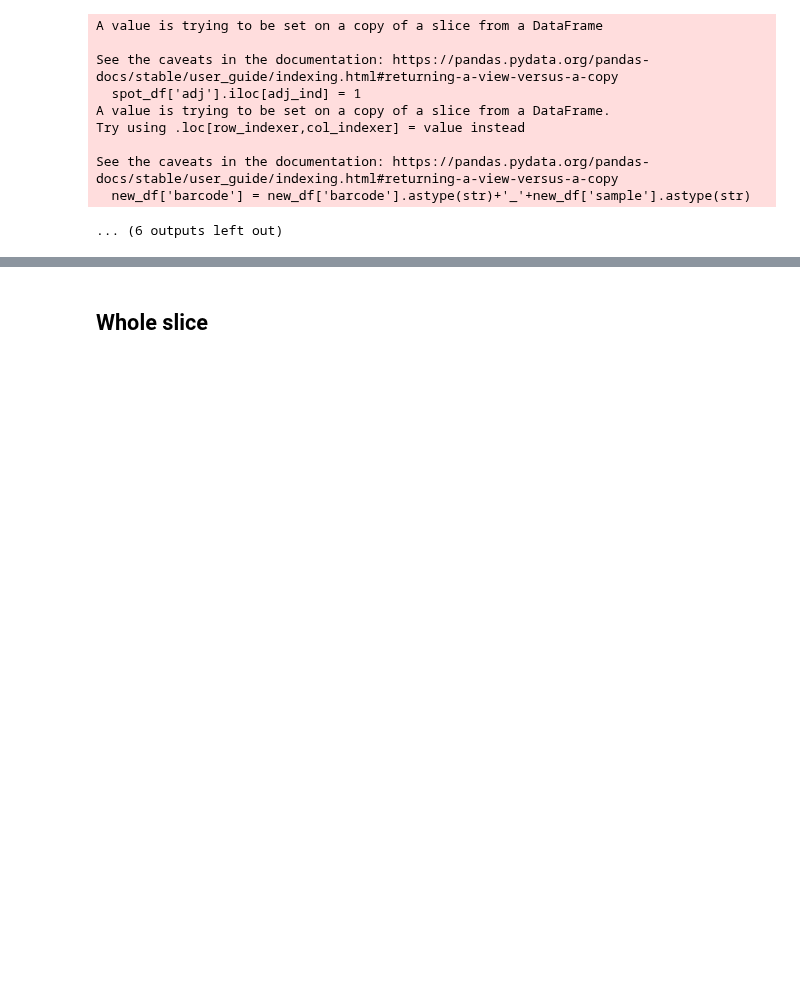
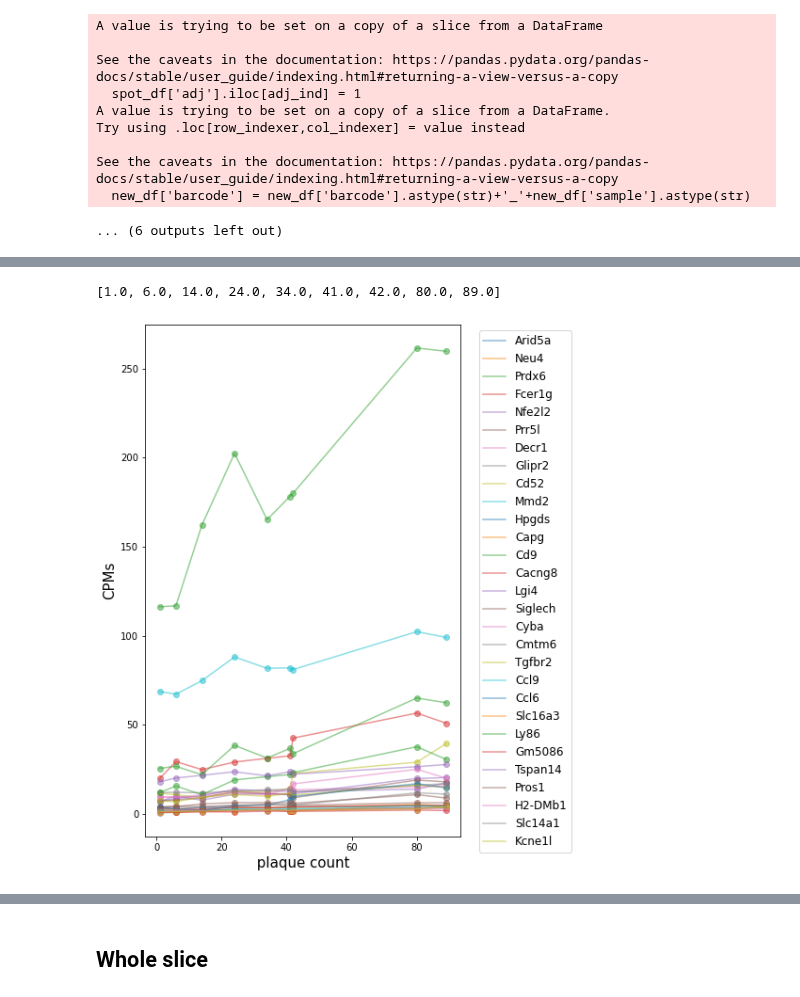
Before and after one commit to dmnburrows/spatial_transcriptomics, a Jupyter notebook: plaque_DE.ipynb, the cells around one changed output, grey strips where cells are left out. Cells and saved outputs as stored; diff of their text form; code cells hidden in the pictures; blank space fills up the shorter version.

```diff
--- a/plaque_DE.ipynb
+++ b/plaque_DE.ipynb
@@ -1494,0 +1426,9 @@ Length: 32284, dtype: bool
+# %%
+_gene=pd.DataFrame()
+_counts =[]
+
+for s in sub_ID:
+    sumd =  np.sum(cort_gene.T[cort_lab['sample'] == s])
+    sumd = pd.DataFrame(sumd, columns=[s])
+    _gene = pd.concat([_gene, sumd], axis=1)
+    _counts = np.append(_counts, sum(cort_lab[cort_lab['sample'] == s]['plaque'].values))
@@ -1494,0 +1441,3 @@ Length: 32284, dtype: bool
+# %%
+sub_ = cort_gene[adj_p_vals<0.2]
+sub_.index
@@ -1494,0 +1491,2 @@ Length: 32284, dtype: bool
+# %%
+gene_norm = (_gene.values/np.sum(_gene.values,axis=0))*1000000
@@ -1494,0 +1509,2 @@ Length: 32284, dtype: bool
+# %%
+sub_gn = gene_norm[adj_p_vals < 0.2]
@@ -1494,0 +1528,18 @@ Length: 32284, dtype: bool
+# %%
+curr[0]
+# %% [output]
+[1.0, 6.0, 14.0, 24.0, 34.0, 41.0, 42.0, 80.0, 89.0]
+# %%
+fig,ax = plt.subplots(figsize=(6,10))
+for i in range(sub_gn.shape[0]):
+    curr = adm.sort_2list(_counts, sub_gn[i])
+    plt.plot(curr[0], curr[1], alpha=0.5, label = sub_.index[i])
+    plt.scatter(_counts, sub_gn[i], alpha=0.5)
+#set x and y axis labels
+plt.xlabel(' plaque count ', fontsize=15)
+plt.ylabel('CPMs', fontsize=15)
+plt.legend(fontsize=12,bbox_to_anchor=(1.04, 1), loc="upper left")
+plt.savefig(s_fig + '/plaquenum_CPMs.svg', transparent=True)
+plt.show()
+# %% [output]
+[figure, added]
```
Also changed, not shown: parts of 93 cells of this notebook, 4 other files.
